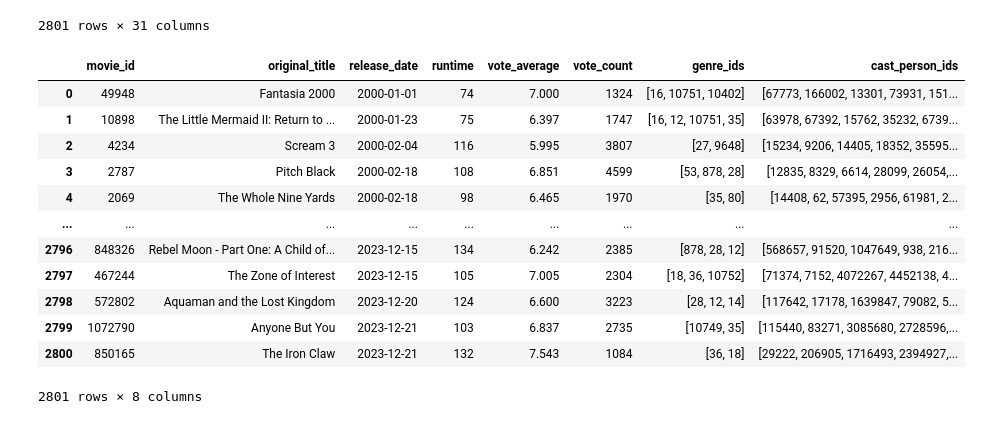
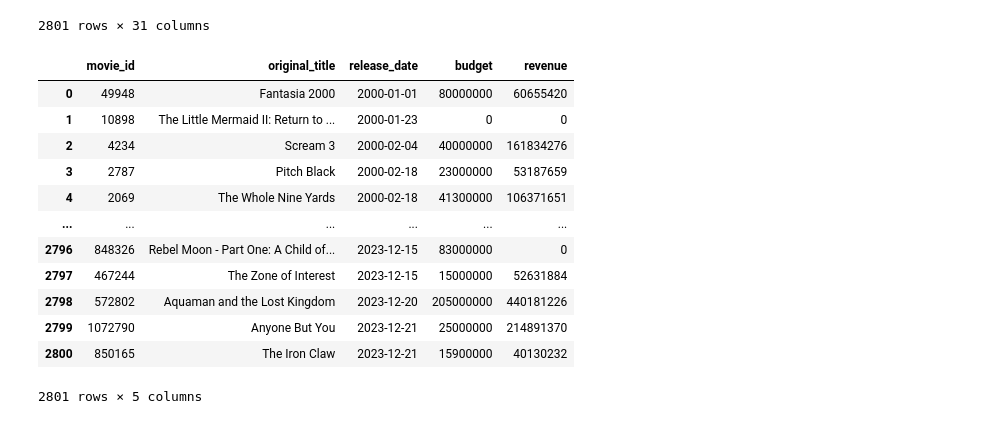
Before and after one commit to pbollhorn/bi-group-5-and-9, a Jupyter notebook: exam_project/pbtest.ipynb, the cells around one changed output. Saved outputs shown, nothing was run; the diff lists cells and outputs as text; code cells hidden in the pictures.

Commit message:
plotting budget

```diff
--- a/exam_project/pbtest.ipynb
+++ b/exam_project/pbtest.ipynb
@@ -40,20 +40,20 @@ memory usage: 640.2+ KB
 | 2688 | False | /tSxbUnrnWlR5dQvUgqMI7sACmFD.jpg | 0 | https://www.netflix.com/title/802... | 779782 | tt2935622 | ['US'] | en | ... |
 2801 rows × 31 columns
 # %%
-columns_to_keep = ['movie_id', 'original_title', 'release_date', 'runtime', 'vote_average', 'vote_count', 'genre_ids', 'cast_person_ids']
+columns_to_keep = ['movie_id', 'original_title', 'release_date', 'budget', 'revenue']
 df_movies = df_movies[columns_to_keep].copy()
 df_movies
 # %% [output]
-|  | movie_id | original_title | release_date | runtime | vote_average | vote_count | genre_ids | cast_person_ids |
-| 0 | 49948 | Fantasia 2000 | 2000-01-01 | 74 | 7.000 | 1324 | [16, 10751, 10402] | [67773, 166002, 13301, 73931, 151... |
-| 1 | 10898 | The Little Mermaid II: Return to ... | 2000-01-23 | 75 | 6.397 | 1747 | [16, 12, 10751, 35] | [63978, 67392, 15762, 35232, 6739... |
-| 2 | 4234 | Scream 3 | 2000-02-04 | 116 | 5.995 | 3807 | [27, 9648] | [15234, 9206, 14405, 18352, 35595... |
-| 3 | 2787 | Pitch Black | 2000-02-18 | 108 | 6.851 | 4599 | [53, 878, 28] | [12835, 8329, 6614, 28099, 26054,... |
-| 4 | 2069 | The Whole Nine Yards | 2000-02-18 | 98 | 6.465 | 1970 | [35, 80] | [14408, 62, 57395, 2956, 61981, 2... |
-| ... | ... | ... | ... | ... | ... | ... | ... | ... |
-| 2796 | 848326 | Rebel Moon - Part One: A Child of... | 2023-12-15 | 134 | 6.242 | 2385 | [878, 28, 12] | [568657, 91520, 1047649, 938, 216... |
-| 2797 | 467244 | The Zone of Interest | 2023-12-15 | 105 | 7.005 | 2304 | [18, 36, 10752] | [71374, 7152, 4072267, 4452138, 4... |
-| 2798 | 572802 | Aquaman and the Lost Kingdom | 2023-12-20 | 124 | 6.600 | 3223 | [28, 12, 14] | [117642, 17178, 1639847, 79082, 5... |
-| 2799 | 1072790 | Anyone But You | 2023-12-21 | 103 | 6.837 | 2735 | [10749, 35] | [115440, 83271, 3085680, 2728596,... |
-| 2800 | 850165 | The Iron Claw | 2023-12-21 | 132 | 7.543 | 1084 | [36, 18] | [29222, 206905, 1716493, 2394927,... |
+|  | movie_id | original_title | release_date | budget | revenue |
+| 0 | 49948 | Fantasia 2000 | 2000-01-01 | 80000000 | 60655420 |
+| 1 | 10898 | The Little Mermaid II: Return to ... | 2000-01-23 | 0 | 0 |
+| 2 | 4234 | Scream 3 | 2000-02-04 | 40000000 | 161834276 |
+| 3 | 2787 | Pitch Black | 2000-02-18 | 23000000 | 53187659 |
+| 4 | 2069 | The Whole Nine Yards | 2000-02-18 | 41300000 | 106371651 |
+| ... | ... | ... | ... | ... | ... |
+| 2796 | 848326 | Rebel Moon - Part One: A Child of... | 2023-12-15 | 83000000 | 0 |
+| 2797 | 467244 | The Zone of Interest | 2023-12-15 | 15000000 | 52631884 |
+| 2798 | 572802 | Aquaman and the Lost Kingdom | 2023-12-20 | 205000000 | 440181226 |
+| 2799 | 1072790 | Anyone But You | 2023-12-21 | 25000000 | 214891370 |
+| 2800 | 850165 | The Iron Claw | 2023-12-21 | 15900000 | 40130232 |
-2801 rows × 8 columns
+2801 rows × 5 columns
```
Also changed, not shown: parts of 4 cells of this notebook.
